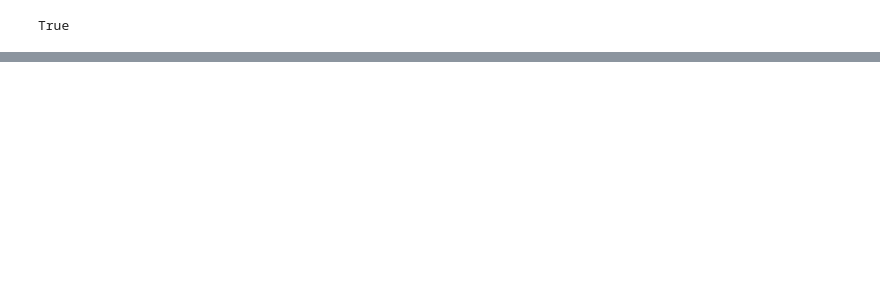
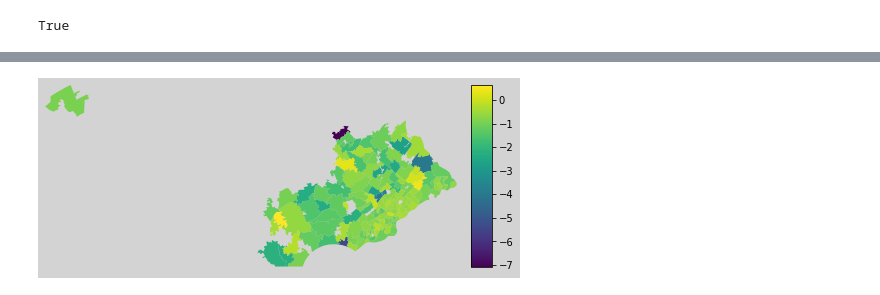
Before and after one commit to hkronenb/HK_DATS_Practicum, a Jupyter notebook: notebooks/PhillyPatternsNormalization.ipynb, the cells around one changed output, grey strips where cells are left out. Drawn from its saved outputs; the diff is of its cells as text; code cells hidden in the pictures; blank space fills up the shorter version.

```diff
--- a/notebooks/PhillyPatternsNormalization.ipynb
+++ b/notebooks/PhillyPatternsNormalization.ipynb
@@ -119,0 +198,2 @@ plot_data.head()
+# %%
+zip_data = zip_data.drop(columns = ['year_2020','year_2019'])
@@ -119,0 +209,7 @@ plot_data.head()
+# %%
+# Code to directly download the zip3 shape file and format it.
+# Avoids putting the data into github.
+zip_shp = gpd.read_file("http://faculty.baruch.cuny.edu/geoportal/data/esri/usa/census/zip_poly.zip")
+zip_shp.rename(columns={'ZIP':'postal_code'}, inplace=True)
+zip_shp = zip_shp[zip_shp['STATE'] == 'PA']
+zip_shp = zip_shp[['postal_code', 'geometry']]
@@ -119,0 +225,2 @@ plot_data.head()
+# %%
+zip_data = zip_shp.merge(zip_data, on = ['postal_code'])
@@ -119,0 +236,30 @@ plot_data.head()
+# %%
+zip_data = zip_data.to_crs(epsg=3857)
+# %%
+metric = 'visits_normalized_relative'
+month = 4
+
+# Create the figure
+fig, ax = plt.subplots(facecolor="lightgray", figsize=(8, 8))
+
+# NEW: Create a nice, lined up colorbar axes (called "cax" here)
+divider = make_axes_locatable(ax)
+cax = divider.append_axes("right", size="5%", pad=0.2)
+
+# Plot
+plot_df = zip_data[zip_data['month'] == month]
+col = metric + '_dif'
+plot_df.plot(ax=ax, cax=cax, column=col, edgecolor="none", legend=True, cmap="viridis")
+
+# NEW: Get the limits of the GeoDataFrame
+xmin, ymin, xmax, ymax = plot_df.total_bounds
+
+# NEW: Set the xlims and ylims
+ax.set_xlim(xmin, xmax)
+ax.set_ylim(ymin, ymax)
+
+# Format
+ax.set_axis_off()
+ax.set_aspect("equal")
+# %% [output]
+[figure, added]
```
Also changed, not shown: parts of 23 cells of this notebook, 1 other file.
